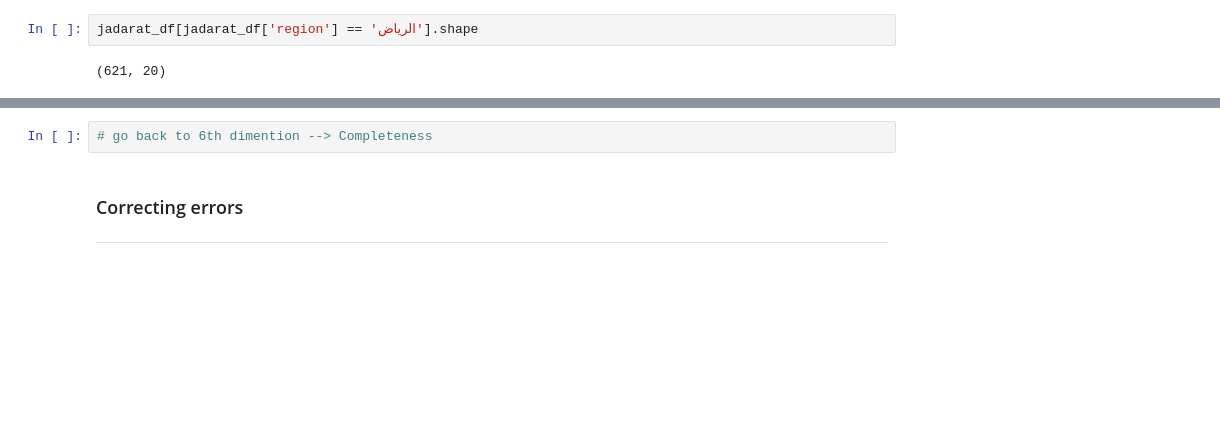
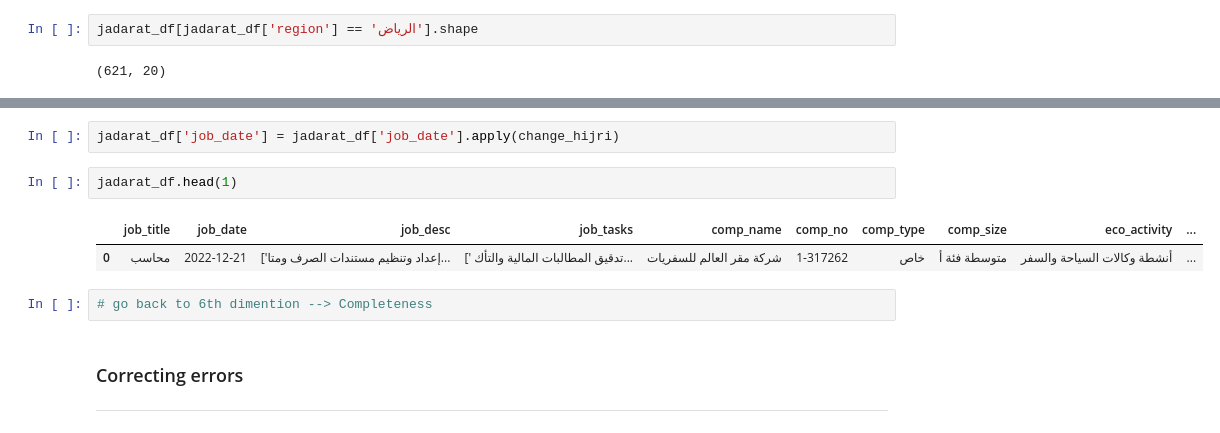
Before and after one commit to Tuwaiq-DS-ML-bootcamp-V-6/Use-case-5, a Jupyter notebook: EDA explain template 5.ipynb, the cells around one changed output, grey strips where cells are left out. Drawn from its saved outputs; the diff is of its cells as text; blank space fills up the shorter version.

```diff
--- a/EDA explain template 5.ipynb
+++ b/EDA explain template 5.ipynb
@@ -576,3 +591,10 @@ jadarat_df[jadarat_df['region'] == 'الرياض'].shape
+# %%
+jadarat_df['job_date'] = jadarat_df['job_date'].apply(change_hijri)
+# %%
+jadarat_df.head(1)
+# %% [output]
+|  | job_title | job_date | job_desc | job_tasks | comp_name | comp_no | comp_type | comp_size | eco_activity | ... |
+| 0 | محاسب | 2022-12-21 | ['إعداد وتنظيم مستندات الصرف ومتا... | [' تدقيق المطالبات المالية والتأك... | شركة مقر العالم للسفريات | 1-317262 | خاص | متوسطة فئة أ | أنشطة وكالات السياحة والسفر | ... |
 # %%
 # go back to 6th dimention --> Completeness
 # %% [markdown]
```
Also changed, not shown: parts of 9 cells of this notebook, 2 other files.
